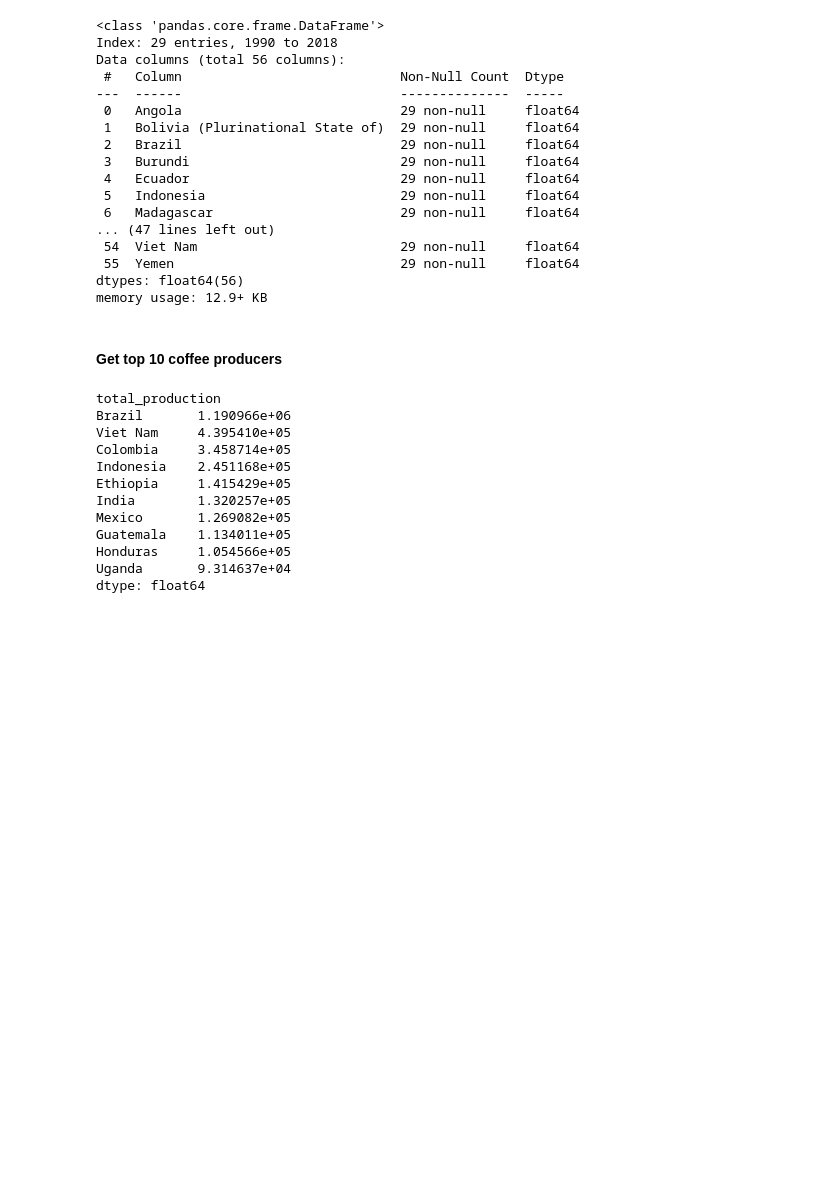
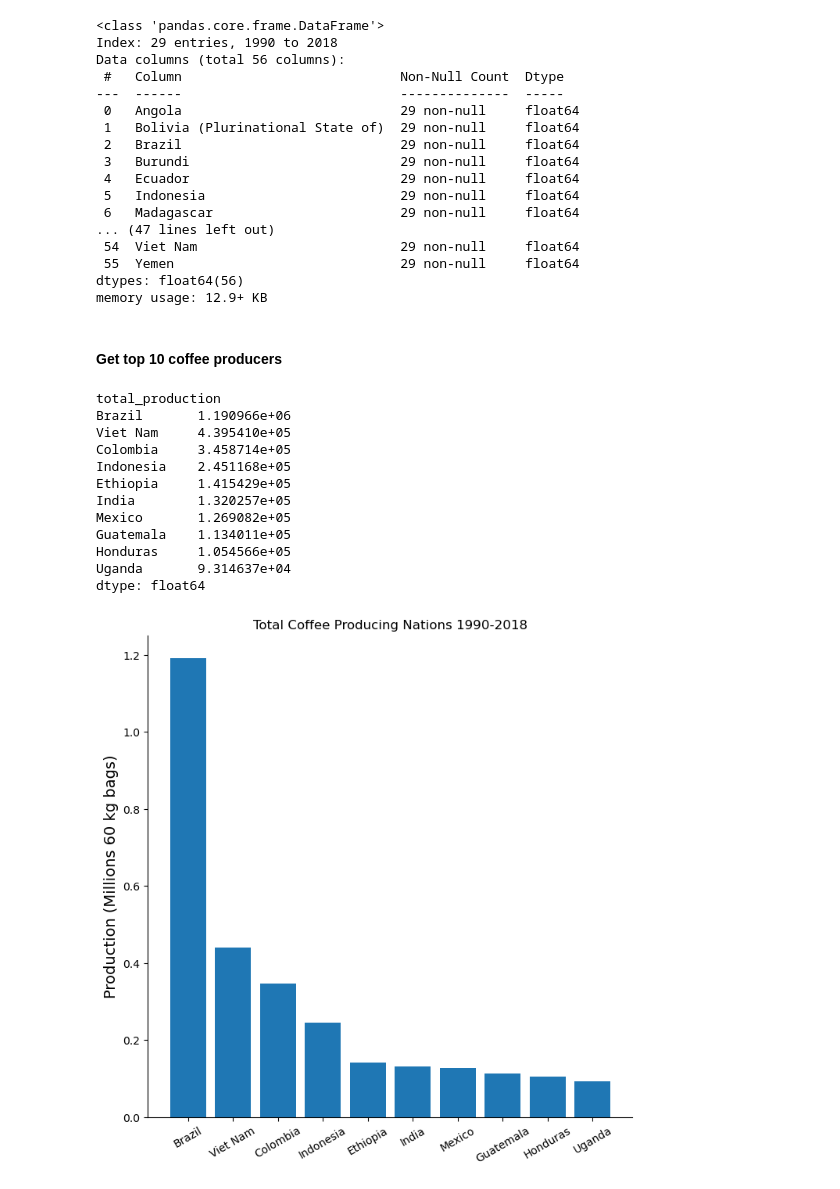
Before and after one commit to MeetPatel89/global_coffee_market, a Jupyter notebook: notebook.ipynb, the cells around one changed output. Cells and saved outputs as stored; diff of their text form; code cells hidden in the pictures; blank space fills up the shorter version.

Commit message:
show top 10 coffee producing nations in bar plot

```diff
--- a/notebook.ipynb
+++ b/notebook.ipynb
@@ -76,3 +76,16 @@ Guatemala    1.134011e+05
 Honduras     1.054566e+05
 Uganda       9.314637e+04
 dtype: float64
+# %%
+fig, ax = plt.subplots(figsize=(8, 8))
+
+ax.bar(top_10_producers.index, top_10_producers/1000000)
+
+ax.set_title("Total Coffee Producing Nations 1990-2018")
+ax.set_ylabel("Production (Millions 60 kg bags)", fontsize=14)
+ax.xaxis.set_tick_params(rotation=30)
+
+ax.spines["right"].set_visible(False)
+ax.spines["top"].set_visible(False)
+# %% [output]
+[figure, added]
```
Also changed, not shown: 2 other files.
